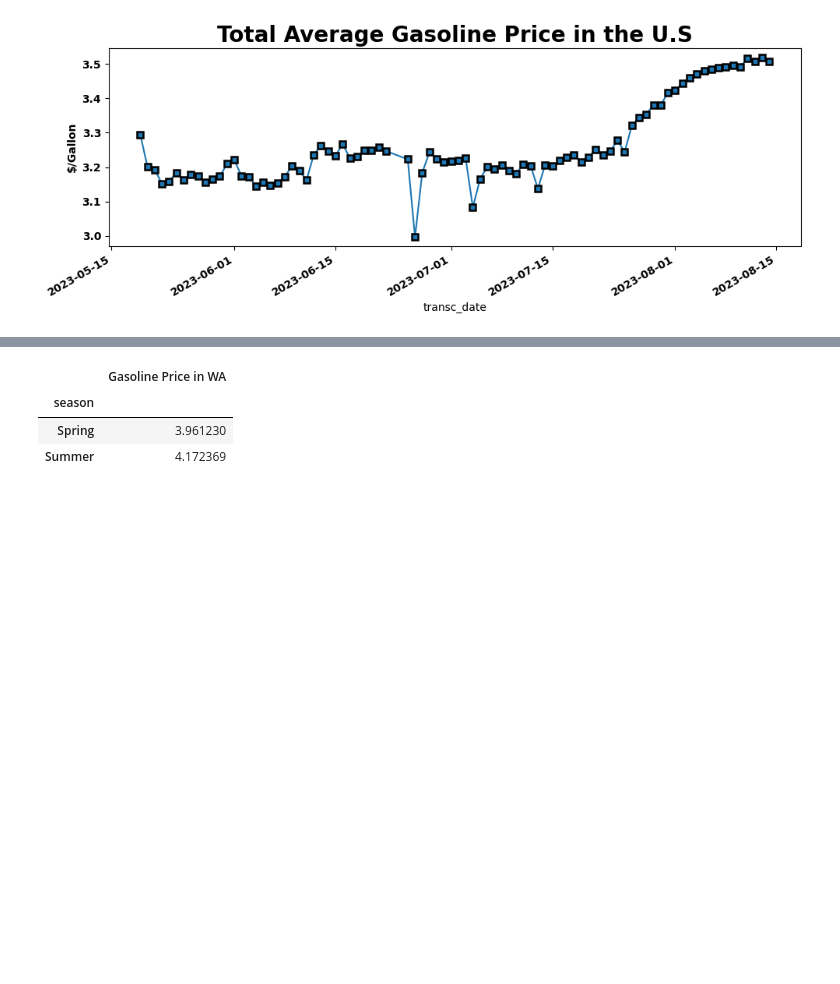
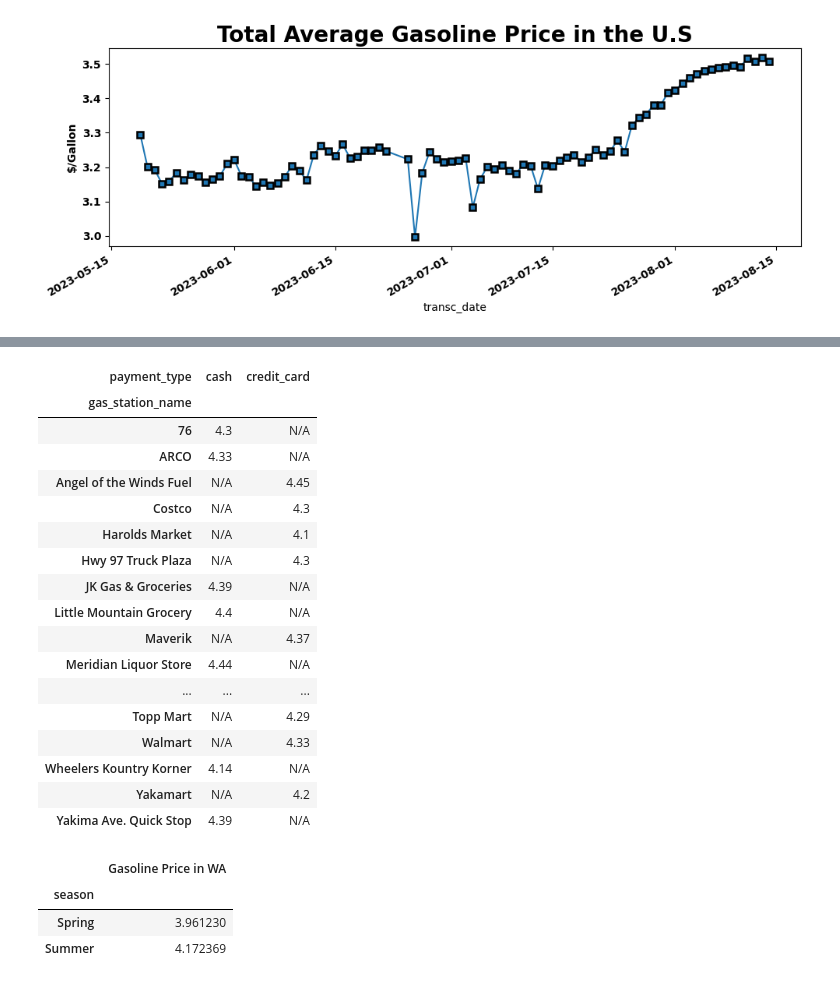
Before and after one commit to OdinProjectI/GasolinePricesAnalysis, a Jupyter notebook: ODINProjectGasolinePricesAnalysis.ipynb, the cells around one changed output, grey strips where cells are left out. Saved outputs shown, nothing was run; the diff lists cells and outputs as text; code cells hidden in the pictures; blank space fills up the shorter version.

```diff
--- a/ODINProjectGasolinePricesAnalysis.ipynb
+++ b/ODINProjectGasolinePricesAnalysis.ipynb
@@ -259,0 +264,21 @@ plt.tight_layout()
+# %%
+query: str = f"""
+                /*
+                    Gasoline price in State of Washington
+                */
+                SELECT
+                    g.gas_station_name,
+                    g.pay_status,
+                    g.posted_time,
+                    g.address,
+                    g.zip_code,
+                    g.payment_type,
+                    g.price
+
+                FROM {mssql_func_one}('WA') g ORDER BY CAST( posted_time AS DATETIME ) ASC
+
+            """
+
+
+wa_prices_source2: 'DATAFRAME' = pd.read_sql(query, con=con2) # Source 2
+wa_prices_source2.head()
@@ -260,3 +292,24 @@ plt.tight_layout()
+# %%
+wa_prices_source2.groupby(['gas_station_name', 'payment_type'])['price'].mean().unstack('payment_type').replace({np.nan: 0.0}).applymap(lambda row: round(row, 2) ).replace({0.0: "N/A"})
+# %% [output]
+| payment_type | cash | credit_card |
+| gas_station_name |  |  |
+| 76 | 4.3 | N/A |
+| ARCO | 4.33 | N/A |
+| Angel of the Winds Fuel | N/A | 4.45 |
+| Costco | N/A | 4.3 |
+| Harolds Market | N/A | 4.1 |
+| Hwy 97 Truck Plaza | N/A | 4.3 |
+| JK Gas & Groceries | 4.39 | N/A |
+| Little Mountain Grocery | 4.4 | N/A |
+| Maverik | N/A | 4.37 |
+| Meridian Liquor Store | 4.44 | N/A |
+| ... | ... | ... |
+| Topp Mart | N/A | 4.29 |
+| Walmart | N/A | 4.33 |
+| Wheelers Kountry Korner | 4.14 | N/A |
+| Yakamart | N/A | 4.2 |
+| Yakima Ave. Quick Stop | 4.39 | N/A |
 # %%
 plt.style.use('ggplot')
 gasprices_df['transc_date'] = pd.to_datetime(gasprices_df['transc_date'])
```
Also changed, not shown: parts of 7 cells of this notebook.
